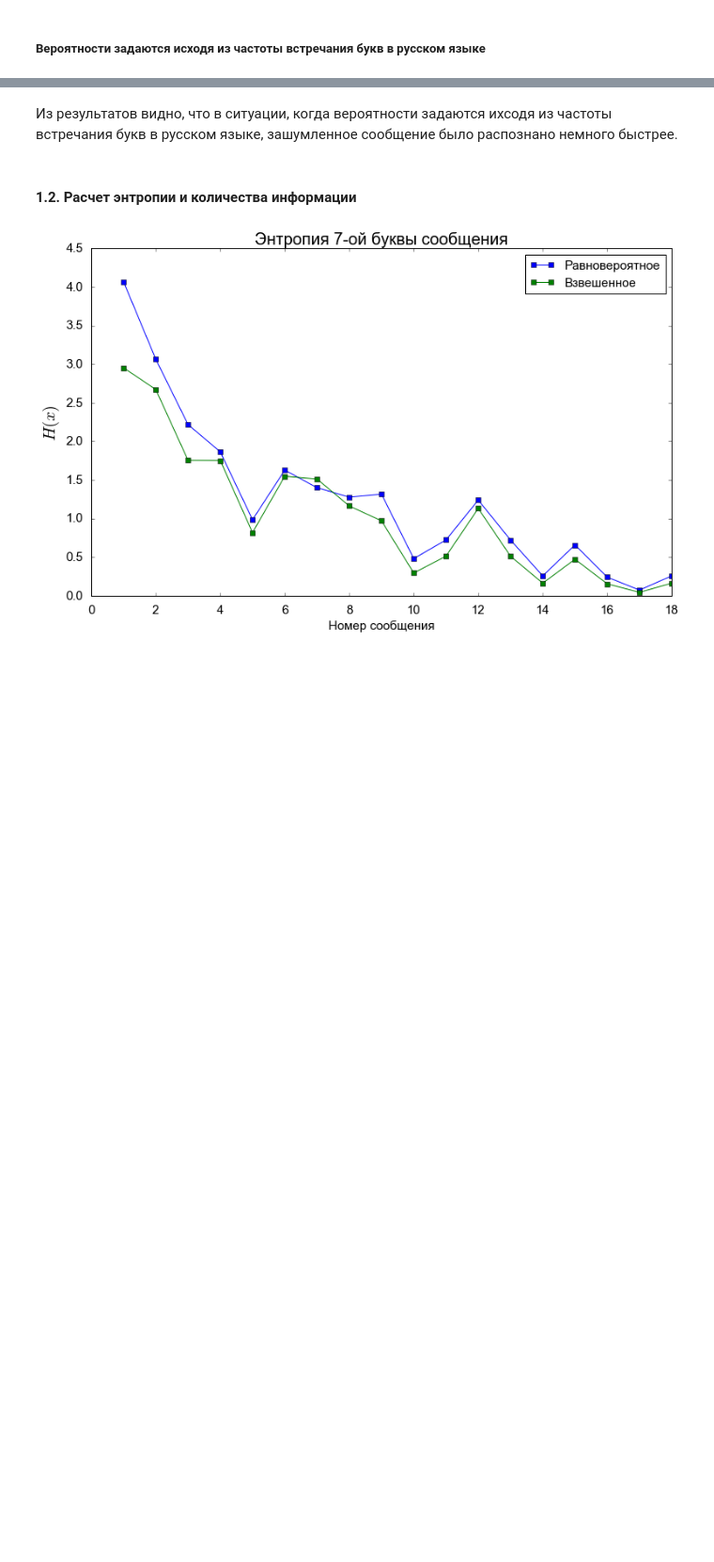
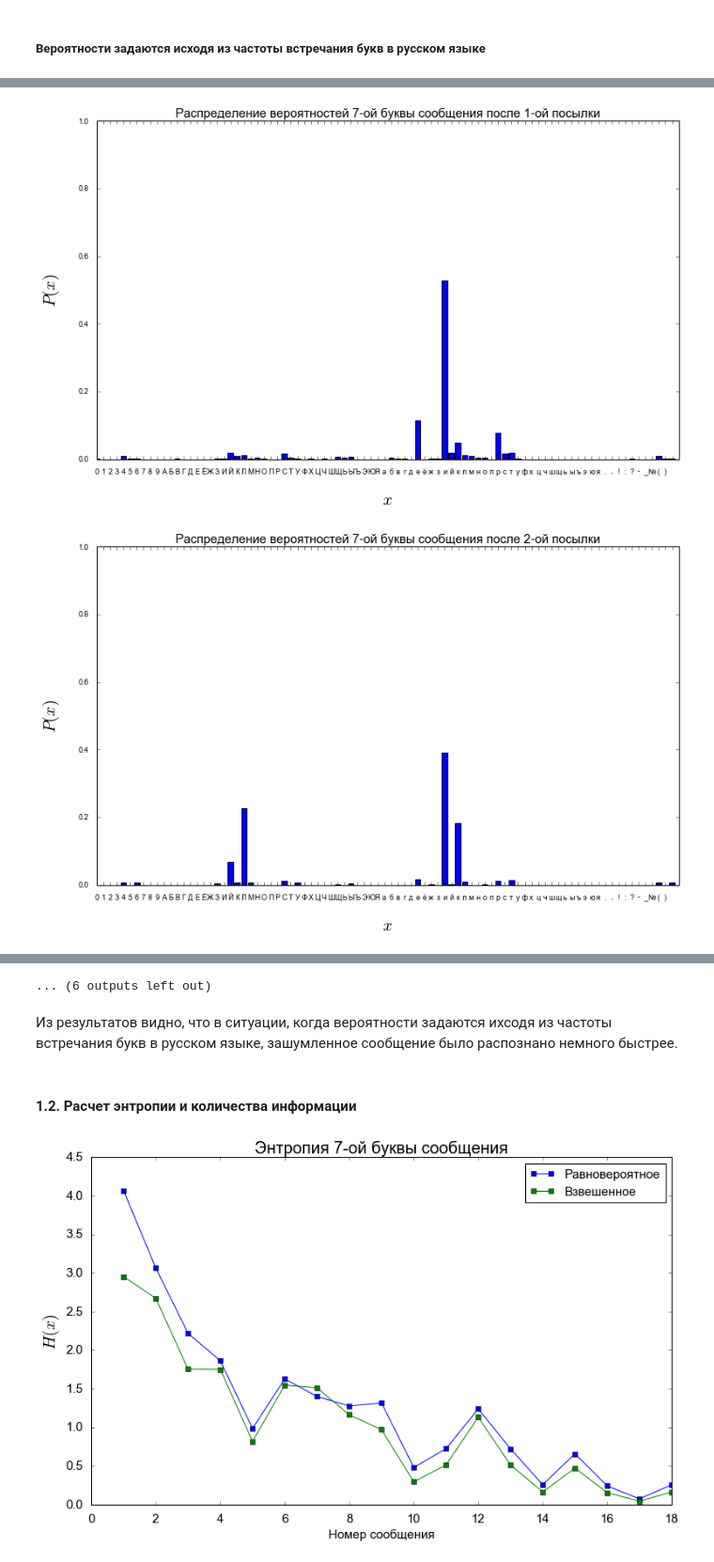
Before and after one commit to vaddya/probability-and-statistics, a Jupyter notebook: lab1/lab1.ipynb, the cells around one changed output, grey strips where cells are left out. Shown at 94% size. Saved outputs shown, nothing was run; the diff lists cells and outputs as text; code cells hidden in the pictures; blank space fills up the shorter version.

```diff
--- a/lab1/lab1.ipynb
+++ b/lab1/lab1.ipynb
@@ -172,3 +127,9 @@ for i in range(m):  # для каждого сообщения
+# %%
+for i in range(m):  # для каждого сообщения
+    curr = chars[i][char_num]
+
+    title = 'Распределение вероятностей {0}-ой буквы сообщения после {1}-ой посылки'.format(char_num, i + 1)
+    plots.draw_distribution(alphabet.get_sorted_keys(alph), curr, title, show=False)
 # %% [markdown]
 ##### Вероятности задаются исходя из частоты встречания букв в русском языке
 # %%
@@ -218,9 +179,9 @@ for i in range(m):  # для каждого сообщения
     info_array = []
 
     for j in range(s):  # для каждой буквы в сообщении
-        entropies_array.append(find_cond_entropy(alphabet, chars_weight[i][j], messages[i][j]))
-        info_array.append(find_info(alphabet, chars_weight[i][j], messages[i][j]))
-        chars_weight[i][j] = find_posterior_probs(alphabet, chars_weight[i][j], messages[i][j])
+        entropies_array.append(find_cond_entropy(alph, chars_weight[i][j], messages[i][j]))
+        info_array.append(find_info(alph, chars_weight[i][j], messages[i][j]))
+        chars_weight[i][j] = find_posterior_probs(alph, chars_weight[i][j], messages[i][j])
 
     entropies_weight.append(entropies_array)
     infos_weight.append(info_array)
@@ -257,27 +218,12 @@ for i in range(m):
 16: Я, Дьячтов Вадим, из группы 23501_4, возможно скоро получу зачет по теории вероятностей у Никитина Кирилла Вяяеславовича. Аля этого потребуется прорешать эти простейшие задачи и сделать 2-3 расчет ...
 17: Я, Дьячтов Вадим, из группы 23501_4, возможно скоро получу зачет по теории вероятностей у Никитина Кирилла Вячеславовича. Для этого потребуется прорешать эти простейшие задачи и сделать 2-3 расчет ...
 18: Я, Дьячтов Вадим, из группы 23501_4, возможно скоро получу зачет по теории вероятностей у Никитина Кирилла Вячеславовича. Для этого потребуется прорешать эти простейшие задачи и сделать 2-3 расчет ...
-# %%
-for i in range(m):  # для каждого сообщения
-    char_num = 7
-    curr = chars_weight[i][char_num]
-
-    sorted_keys = get_sorted_keys()
-    sorted_values = []
-    for key in sorted_keys:
-        sorted_values.append(curr[key])
-
-    fig = plt.figure(figsize=(11, 7))
-    plt.bar(range(len(alphabet)), sorted_values, align='center')
-    plt.xticks(range(len(curr)), sorted_keys)
-    plt.xlabel('$x$', fontsize=20, labelpad=20)
-    plt.ylabel('$P(x)$', fontsize=20, labelpad=20)
-    plt.tick_params(labelsize=9, pad=10)
-    plt.title('Распределение вероятностей {0}-ой буквы сообщения после {1}-ой посылки'.format(char_num, i + 1), fontsize=15)
-    plt.tight_layout()
-    plt.xlim([0, len(curr)])
-    plt.ylim([0, 1])
-    plt.tight_layout()
-    #plt.savefig('./pics/weight{i}.png'.format(i=i+1))
-    #plt.show()
-    plt.close(fig)
+# %%
+for i in range(m):  # для каждого сообщения
+    curr = chars_weight[i][char_num]
+
+    title = 'Распределение вероятностей {0}-ой буквы сообщения после {1}-ой посылки'.format(char_num, i + 1)
+    plots.draw_distribution(alphabet.get_sorted_keys(alph), curr, title, show=True)
+# %% [output]
+[figure, added]
+[figure, added]
@@ -284,3 +240,4 @@ for i in range(m):  # для каждого сообщения
+... (6 outputs left out)
 # %% [markdown]
 Из результатов видно, что в ситуации, когда вероятности задаются ихсодя из частоты встречания букв в русском языке, зашумленное сообщение было распознано немного быстрее.
 # %% [markdown]
```
Also changed, not shown: parts of 29 cells of this notebook, 4 other files.
